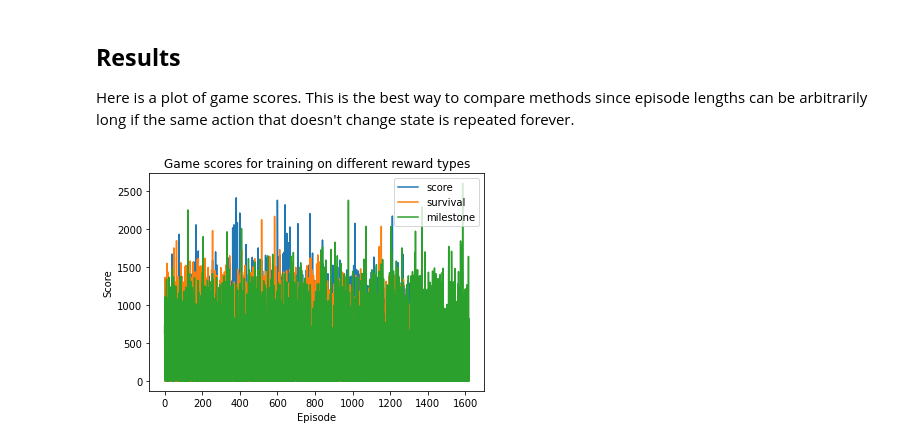
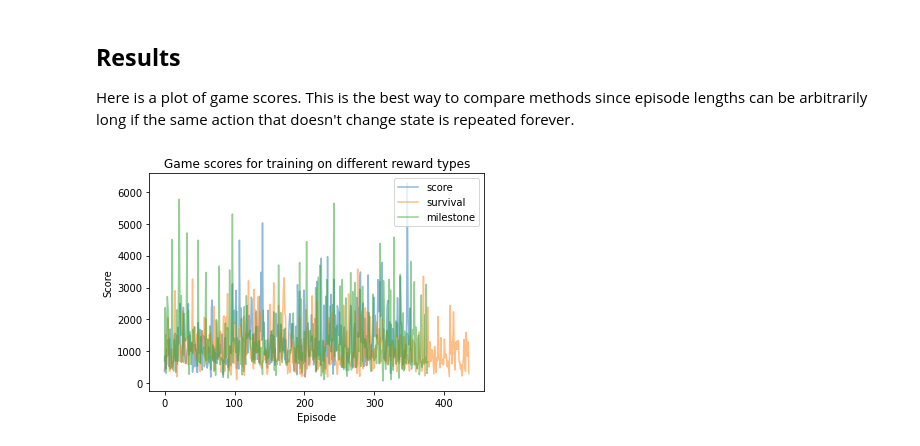
Before and after one commit to thomashopkins32/Env2048, a Jupyter notebook: experiments/RewardTypeDifferences.ipynb, the cells around one changed output. Drawn from its saved outputs; the diff is of its cells as text; code cells hidden in the pictures.

```diff
--- a/experiments/RewardTypeDifferences.ipynb
+++ b/experiments/RewardTypeDifferences.ipynb
@@ -314,14 +323,14 @@ plt.show()
 # %%
 discount = 0.99
 lam = 0.97
-buffer_size = 500 # estimate of the number of steps in an episode
-pi_lr = 0.00003
-v_lr = 0.0001
-train_v_iters = 20
-epochs = 1000
+buffer_size = 512
+pi_lr = 0.0003
+v_lr = 0.001
+train_v_iters = 80
+epochs = 100
 env_func = lambda : Env2048(size=4, reward_type='survival')
-vpg = VPG(buffer_size=buffer_size, discount=discount, pi_lr=pi_lr, v_lr=v_lr, lam=lam)
-survival_ep_returns, survival_ep_scores = vpg.train(env_func, epochs=epochs, train_v_iters=train_v_iters)
+survival_vpg = VPG(buffer_size=buffer_size, discount=discount, pi_lr=pi_lr, v_lr=v_lr, lam=lam)
+survival_ep_returns, survival_ep_scores = survival_vpg.train(env_func, epochs=epochs, train_v_iters=train_v_iters)
 # %%
 plt.plot(range(len(survival_ep_returns)), survival_ep_returns)
 plt.title('Episode return curve for `survival`')
@@ -335,14 +344,14 @@ plt.show()
 # %%
 discount = 0.99
 lam = 0.97
-buffer_size = 500 # estimate of the number of steps in an episode
-pi_lr = 0.00003
-v_lr = 0.0001
-train_v_iters = 20
-epochs = 1000
+buffer_size = 512
+pi_lr = 0.0003
+v_lr = 0.001
+train_v_iters = 80
+epochs = 100
 env_func = lambda : Env2048(size=4, reward_type='milestone')
-vpg = VPG(buffer_size=buffer_size, discount=discount, pi_lr=pi_lr, v_lr=v_lr, lam=lam)
-milestone_ep_returns, milestone_ep_scores = vpg.train(env_func, epochs=epochs, train_v_iters=train_v_iters)
+milestone_vpg = VPG(buffer_size=buffer_size, discount=discount, pi_lr=pi_lr, v_lr=v_lr, lam=lam)
+milestone_ep_returns, milestone_ep_scores = milestone_vpg.train(env_func, epochs=epochs, train_v_iters=train_v_iters)
 # %%
 plt.plot(range(len(milestone_ep_returns)), milestone_ep_returns)
 plt.title('Episode return curve for `milestone`')
@@ -355,13 +364,13 @@ plt.show()
 ## **Results**
 Here is a plot of game scores. This is the best way to compare methods since episode lengths can be arbitrarily long if the same action that doesn't change state is repeated forever.
 # %%
-plt.plot(range(len(score_ep_scores)), score_ep_scores, label='score')
-plt.plot(range(len(survival_ep_scores)), survival_ep_scores, label='survival')
-plt.plot(range(len(milestone_ep_scores)), milestone_ep_scores, label='milestone')
+plt.plot(range(len(score_ep_scores)), score_ep_scores, label='score', alpha=0.5)
+plt.plot(range(len(survival_ep_scores)), survival_ep_scores, label='survival', alpha=0.5)
+plt.plot(range(len(milestone_ep_scores)), milestone_ep_scores, label='milestone', alpha=0.5)
 plt.title('Game scores for training on different reward types')
 plt.xlabel('Episode')
 plt.ylabel('Score')
 plt.legend()
 plt.show()
 # %% [output]
-[figure, old version]
+[figure, new version]
```
Also changed, not shown: parts of 5 cells of this notebook, 1 other file.
